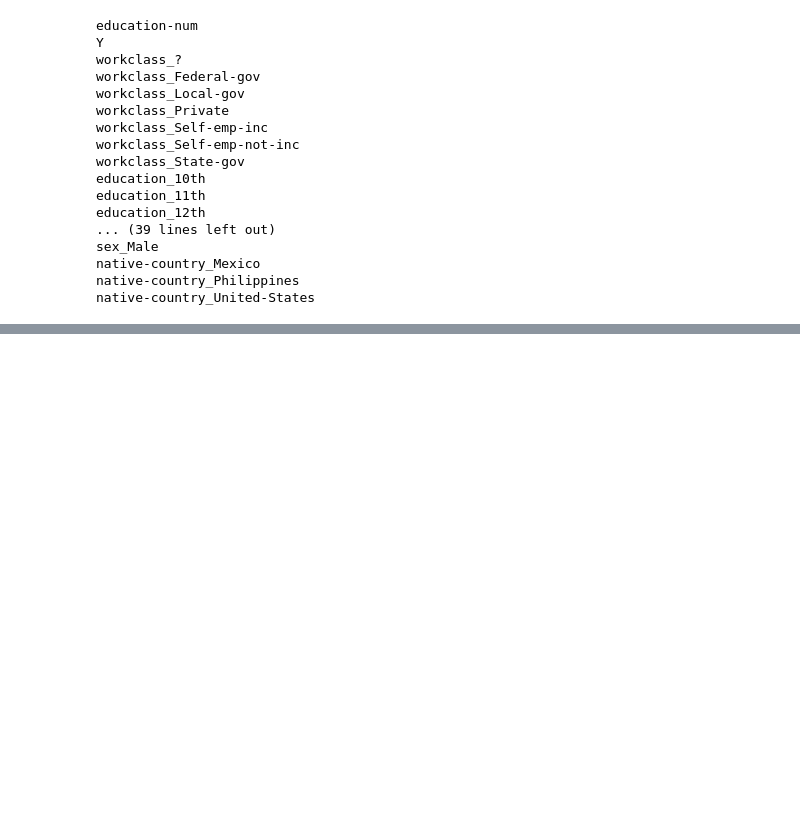
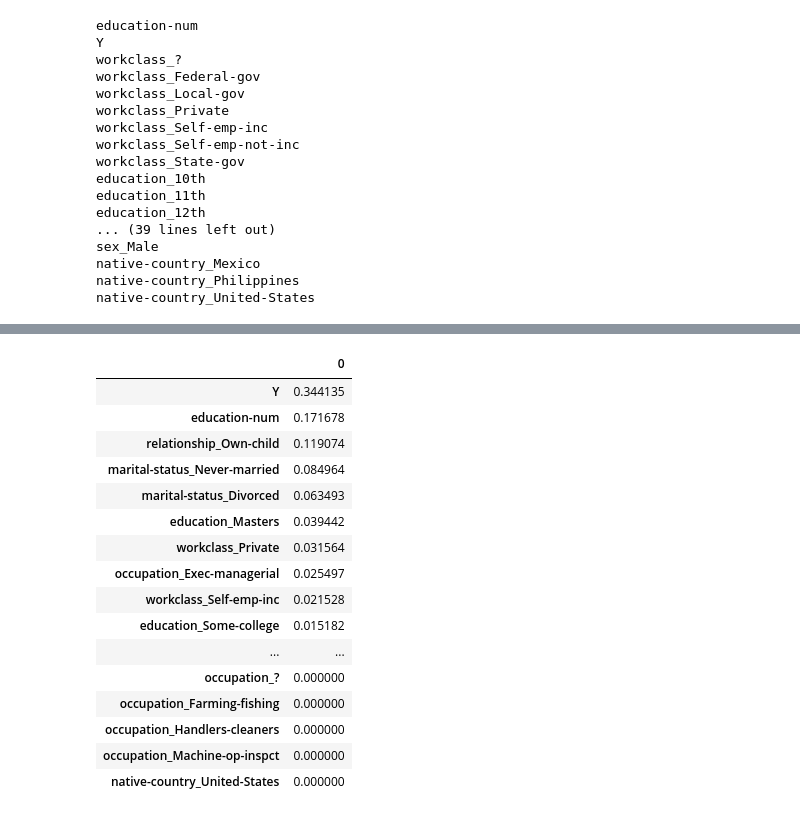
Before and after one commit to NTanaka1994/Flask_AI, a Jupyter notebook: サーバサイド/static/dataset/Untitled.ipynb, the cells around one changed output, grey strips where cells are left out. Saved outputs shown, nothing was run; the diff lists cells and outputs as text; code cells hidden in the pictures; blank space fills up the shorter version.

```diff
--- a/サーバサイド/static/dataset/Untitled.ipynb
+++ b/サーバサイド/static/dataset/Untitled.ipynb
@@ -149,0 +201,22 @@ dfo.to_csv("tohtml.csv",index=False,encoding="shift-jis")
+# %%
+dfi.index=x_name
+# %%
+dfi.sort_values(0, ascending=False)
+# %% [output]
+|  | 0 |
+| Y | 0.344135 |
+| education-num | 0.171678 |
+| relationship_Own-child | 0.119074 |
+| marital-status_Never-married | 0.084964 |
+| marital-status_Divorced | 0.063493 |
+| education_Masters | 0.039442 |
+| workclass_Private | 0.031564 |
+| occupation_Exec-managerial | 0.025497 |
+| workclass_Self-emp-inc | 0.021528 |
+| education_Some-college | 0.015182 |
+| ... | ... |
+| occupation_? | 0.000000 |
+| occupation_Farming-fishing | 0.000000 |
+| occupation_Handlers-cleaners | 0.000000 |
+| occupation_Machine-op-inspct | 0.000000 |
+| native-country_United-States | 0.000000 |
```
Also changed, not shown: parts of 5 cells of this notebook.
